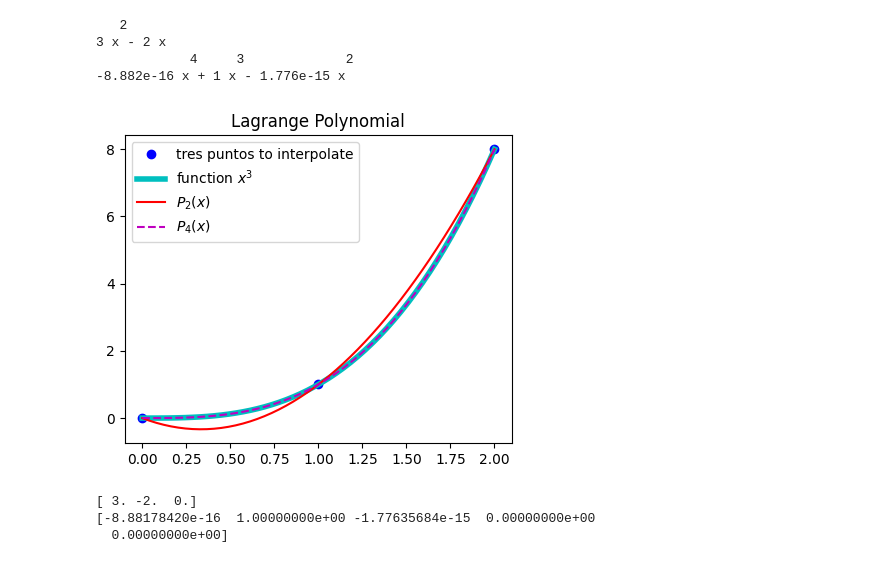
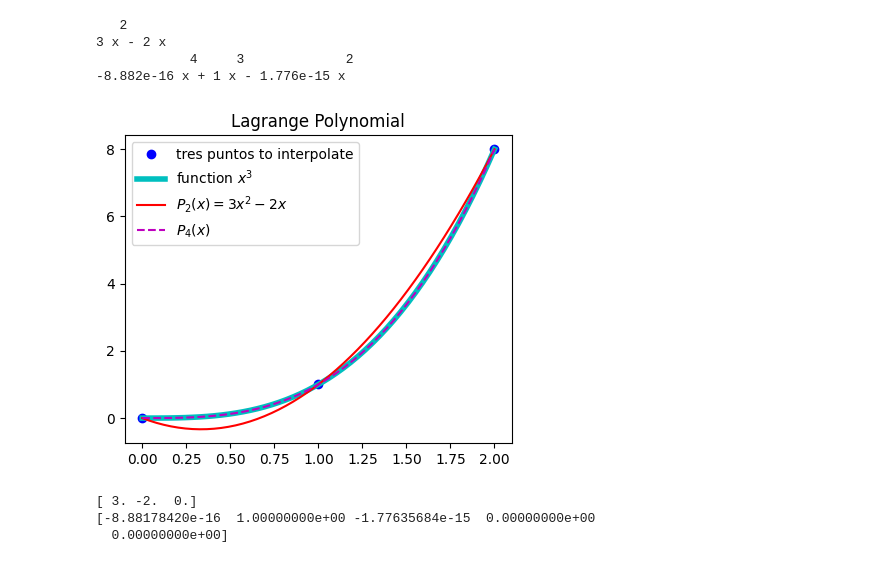
Before and after one commit to anferivera/Programming, a Jupyter notebook: 4_interpolation.ipynb, the cells around one changed output. Cells and saved outputs as stored; diff of their text form; code cells hidden in the pictures.

```diff
--- a/4_interpolation.ipynb
+++ b/4_interpolation.ipynb
@@ -231,19 +231,19 @@ y = x**3
 # %%
 plt.figure( figsize=(5,4) )
 plt.plot(Xn,Yn,'bo',label='tres puntos to interpolate')
 plt.plot(x,y,'c-',lw=4,label='function $x^3$')
 
-plt.plot(x, Polynomial(poly.coef[::-1])(x), 'r-', label=r'$P_2(x)$')
+plt.plot(x, Polynomial(poly.coef[::-1])(x), 'r-', label=r'$P_2(x)=3x^{2}-2x$')
 plt.plot(x, Polynomial(poly2.coef[::-1])(x), 'm--',label=r'$P_4(x)$')
 
 #plt.plot(x,x*(-2+3*x),'r.', label='polynomio x(-2+3x)')
 
 plt.legend()
 plt.legend()
 plt.title('Lagrange Polynomial')
 plt.show()
 # %% [output]
-[figure, old version]
+[figure, new version]
 # %%
 print(Polynomial(poly).coef)
 print(Polynomial(poly2).coef)
```
Also changed, not shown: parts of 2 cells of this notebook.
